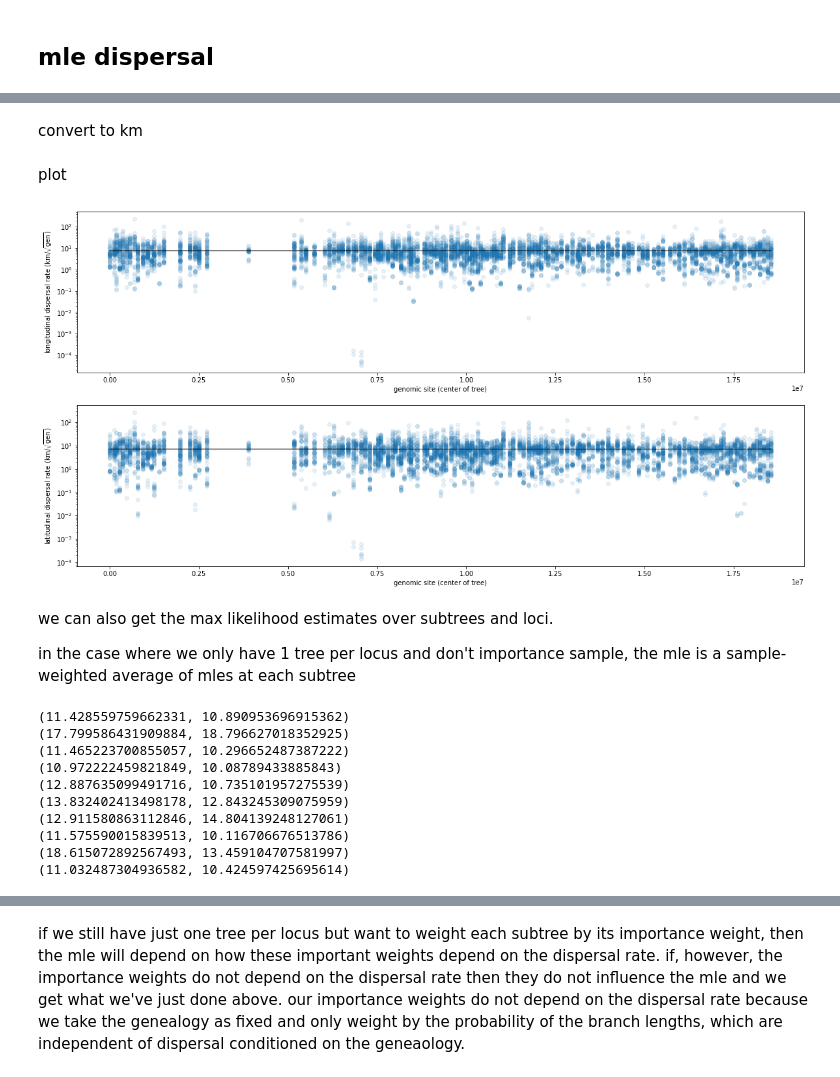
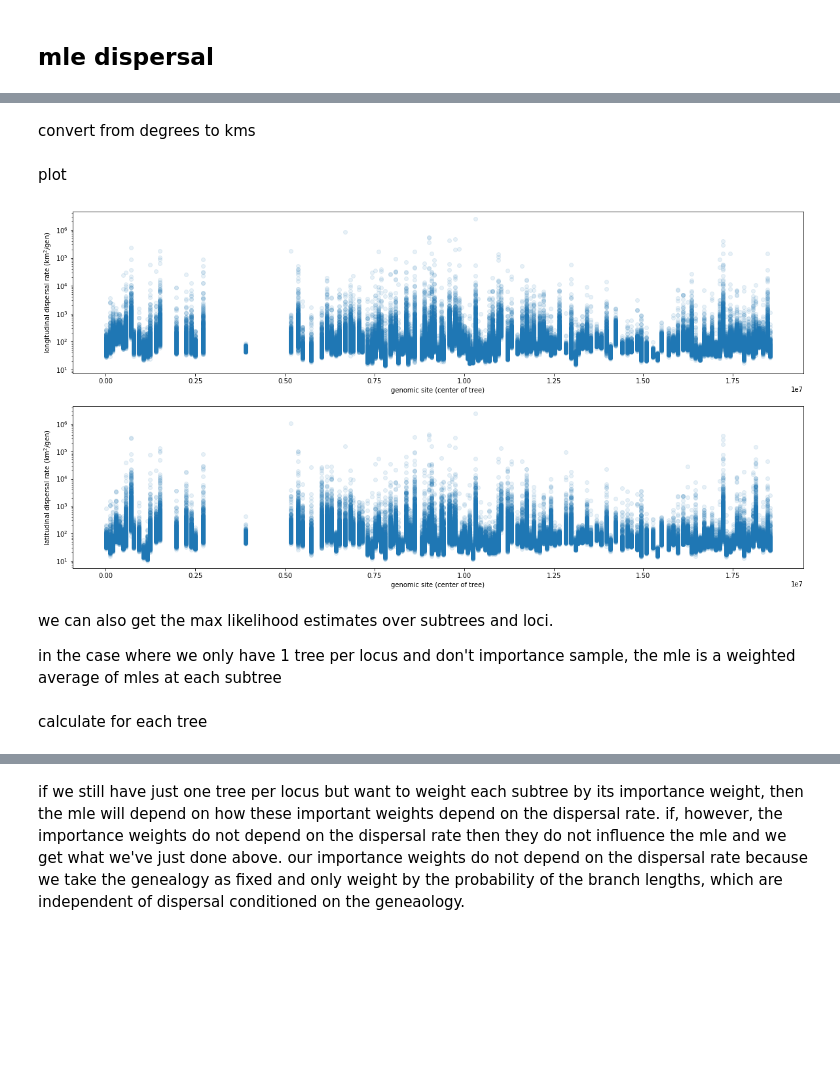
Before and after one commit to mmosmond/sparg-ms, a Jupyter notebook: athaliana/longreads/notebooks/dispersal-estimates.ipynb, the cells around one changed output, grey strips where cells are left out. Cells and saved outputs as stored; diff of their text form; code cells hidden in the pictures; blank space fills up the shorter version.

```diff
--- a/athaliana/longreads/notebooks/dispersal-estimates.ipynb
+++ b/athaliana/longreads/notebooks/dispersal-estimates.ipynb
@@ -424,5 +306,3 @@ note that the numbers in `smplss` are the node ids, which correspond to differen
-# %%
-smplss = [[[[int(tsss[locus][tree].node(node).metadata['name']) for node in smplss[locus][tree][subtree]] for subtree in range(len(smplss[locus][tree]))] for tree in range(len(smplss[locus]))] for locus in range(len(smplss))]
 # %% [markdown]
 ## mle dispersal
 # %%
@@ -438,9 +318,9 @@ def mle_dispersal_tree(locations, shared_times):
     """
 
     n = len(locations) #number of samples
-    Tmat = np.identity(n) - [[1/n for _ in range(n)] for _ in range(n)]; Tmat = Tmat[0:-1]; #matrix for mean centering, which drops last sample (because we lose a degree of freedom when mean centering)
+    Tmat = np.identity(n) - [[1/n for _ in range(n)] for _ in range(n)]; Tmat = Tmat[:-1]; #matrix for mean centering, which drops last sample (because we lose a degree of freedom when mean centering)
     locs = np.matmul(Tmat, locations) #mean center locations
     stimes = np.matmul(Tmat, np.matmul(shared_times, np.transpose(Tmat))) #mean center shared times
     Tinv = np.linalg.pinv(np.array(stimes)) #invert shared time matrix
 
-    return np.matmul(np.matmul(np.transpose(locs), Tinv), locs) / (n - 1) #mle dispersal rate
+    return np.matmul(np.matmul(np.transpose(locs), Tinv), locs) / (n - 1) #mle dispersal rate, corrected to be unbiased
@@ -469,46 +343,46 @@ def mle_to_sd(mle):
+# %% [markdown]
+convert from degrees to kms
 # %%
-def sds_to_km(sds, meanlon):
-    'convert sds to kilometers'
-    return sds[0] * 110, sds[1] * np.cos(meanlon * np.pi/180)*111
+def mles_to_km2(mle, meanlon):
+    'convert long/lat variances to kilometers squared'
+    return mle[0][0] * 110**2, mle[1][1] * (np.cos(meanlon * np.pi/180)*111)**2
-# %% [markdown]
-convert to km
 # %%
 meanlon = np.mean(locations_ordered,axis=0)[0]
-mle_sds = [[[sds_to_km(mle_to_sd(mle), meanlon) for mle in mles_sub] for mles_sub in mles_locus] for mles_locus in mles]
+mle_km2 = [[[mles_to_km2(mle, meanlon) for mle in mles_sub] for mles_sub in mles_locus] for mles_locus in mles]
 # %% [markdown]
 plot
 # %%
 fig, axs = plt.subplots(2,1,figsize=(20,10))
 
 plot_data=[]
-for i,mles_locus in enumerate(mle_sds):
+for i,mles_locus in enumerate(mle_km2):
     for j,mles_tree in enumerate(mles_locus):
         for k,mle_subtree in enumerate(mles_tree):
             x = bps[i][0] + (bps[i][1] - bps[i][0])/2 #center of tree
-            plot_data.append([x,mle_subtree[0],mle_subtree[1]])
+            plot_data.append([x,mle_subtree[0],mle_subtree[1]]) #sigma^2
 plot_data=np.array(plot_data)
 
-raw_avgs = np.mean(plot_data, axis=0)[1:]
+# raw_avgs = np.mean(plot_data, axis=0)[1:]
 
 for i in range(2):
     axs[i].scatter(plot_data[:,0], plot_data[:,i+1], alpha=0.1)
-    axs[i].plot(plot_data[:,0], [raw_avgs[i] for _ in plot_data[:,0]], c='k', alpha=0.5)
+#     axs[i].plot(plot_data[:,0], [raw_avgs[i] for _ in plot_data[:,0]], c='k', alpha=0.5)
 for ax in axs:
     ax.set_xlabel('genomic site (center of tree)')
     ax.set_yscale('log')
 #     ax.set_ylim(1e-2,1e2)
-axs[0].set_ylabel('longitudinal dispersal rate (km/$\sqrt{\mathrm{gen}}$)')
-axs[1].set_ylabel('latitudinal dispersal rate (km/$\sqrt{\mathrm{gen}}$)')
+axs[0].set_ylabel('longitudinal dispersal rate ($\mathrm{km}^2/\mathrm{gen}$)')
+axs[1].set_ylabel('latitudinal dispersal rate ($\mathrm{km}^2/\mathrm{gen}$)')
 
 # plt.subplots_adjust(wspace=0.25)
 
 plt.show()
 # %% [output]
-[figure, old version]
+[figure, new version]
 # %% [markdown]
 we can also get the max likelihood estimates over subtrees and loci.
 
-in the case where we only have 1 tree per locus and don't importance sample, the mle is a sample-weighted average of mles at each subtree
+in the case where we only have 1 tree per locus and don't importance sample, the mle is a weighted average of mles at each subtree
 # %%
 def mle_dispersal_exact(locations, shared_times, samples, tree_ix=0):
 
@@ -545,18 +419,10 @@ def mle_dispersal_exact(locations, shared_times, samples, tree_ix=0):
         Ksum += ksum
 
     return KVsum/Ksum
+# %% [markdown]
+calculate for each tree
 # %%
+cmle_trees = []
 for i in range(ntrees): #will calculate the mle using the ith tree at each locus
     mle = mle_dispersal_exact(locations_ordered, stsss, smplss, tree_ix=i)
-    print(sds_to_km(mle_to_sd(mle), meanlon))
+    cmle_trees.append(mle)
-# %% [output]
-(11.428559759662331, 10.890953696915362)
-(17.799586431909884, 18.796627018352925)
-(11.465223700855057, 10.296652487387222)
-(10.972222459821849, 10.08789433885843)
-(12.887635099491716, 10.735101957275539)
-(13.832402413498178, 12.843245309075959)
-(12.911580863112846, 14.804139248127061)
-(11.575590015839513, 10.116706676513786)
-(18.615072892567493, 13.459104707581997)
-(11.032487304936582, 10.424597425695614)
```
Also changed, not shown: parts of 76 cells of this notebook, 5 other files.
